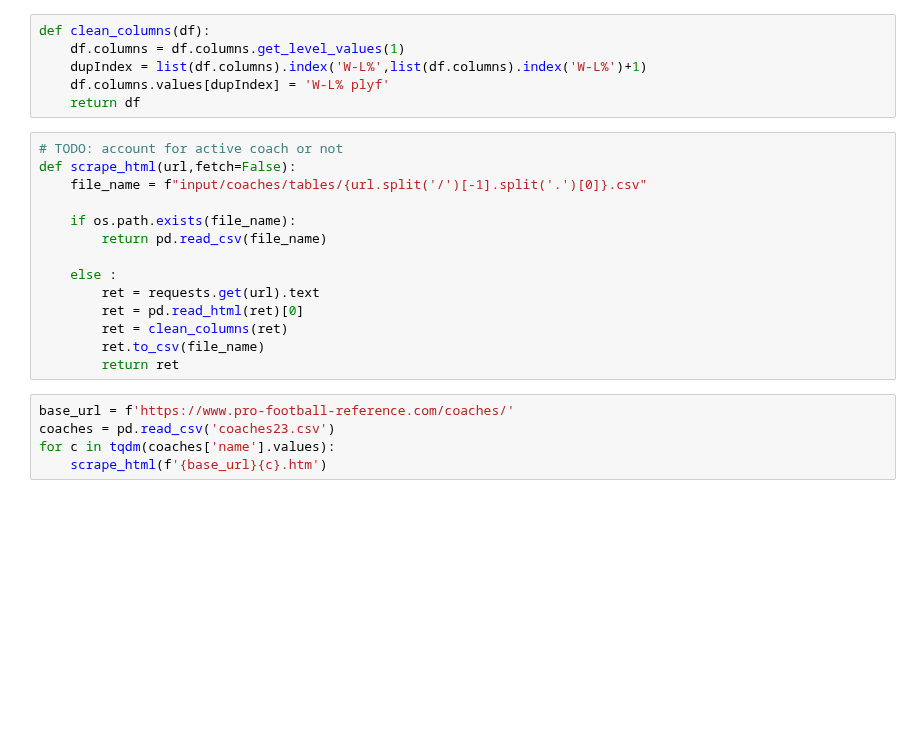
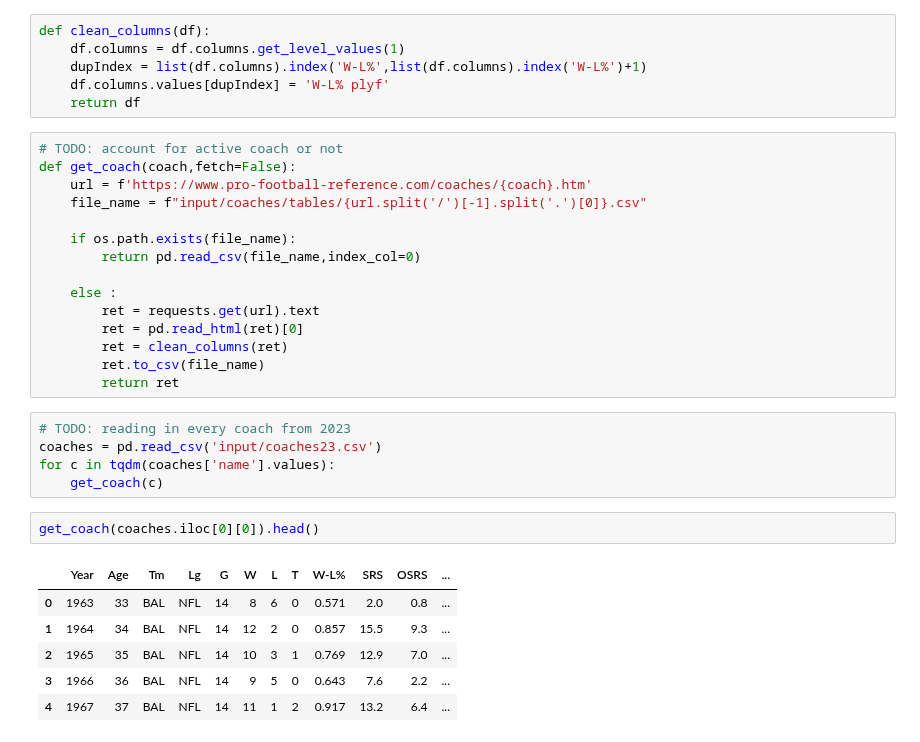
Before and after one commit to nhford/hot-seat-backend, a Jupyter notebook: redo.ipynb, the cells around one changed output. Saved outputs shown, nothing was run; the diff lists cells and outputs as text; blank space fills up the shorter version.

```diff
--- a/redo.ipynb
+++ b/redo.ipynb
@@ -14,11 +14,12 @@ def clean_columns(df):
     return df
 # %%
 # TODO: account for active coach or not
-def scrape_html(url,fetch=False):
+def get_coach(coach,fetch=False):
+    url = f'https://www.pro-football-reference.com/coaches/{coach}.htm'
     file_name = f"input/coaches/tables/{url.split('/')[-1].split('.')[0]}.csv"
 
     if os.path.exists(file_name):
-        return pd.read_csv(file_name)
+        return pd.read_csv(file_name,index_col=0)
 
     else :
         ret = requests.get(url).text
@@ -27,7 +28,16 @@ def scrape_html(url,fetch=False):
         ret.to_csv(file_name)
         return ret
 # %%
-base_url = f'https://www.pro-football-reference.com/coaches/'
-coaches = pd.read_csv('coaches23.csv')
+# TODO: reading in every coach from 2023
+coaches = pd.read_csv('input/coaches23.csv')
 for c in tqdm(coaches['name'].values):
-    scrape_html(f'{base_url}{c}.htm')
+    get_coach(c)
+# %%
+get_coach(coaches.iloc[0][0]).head()
+# %% [output]
+|  | Year | Age | Tm | Lg | G | W | L | T | W-L% | SRS | OSRS | ... |
+| 0 | 1963 | 33 | BAL | NFL | 14 | 8 | 6 | 0 | 0.571 | 2.0 | 0.8 | ... |
+| 1 | 1964 | 34 | BAL | NFL | 14 | 12 | 2 | 0 | 0.857 | 15.5 | 9.3 | ... |
+| 2 | 1965 | 35 | BAL | NFL | 14 | 10 | 3 | 1 | 0.769 | 12.9 | 7.0 | ... |
+| 3 | 1966 | 36 | BAL | NFL | 14 | 9 | 5 | 0 | 0.643 | 7.6 | 2.2 | ... |
+| 4 | 1967 | 37 | BAL | NFL | 14 | 11 | 1 | 2 | 0.917 | 13.2 | 6.4 | ... |
```
Also changed, not shown: parts of 12 cells of this notebook, 4 other files.
